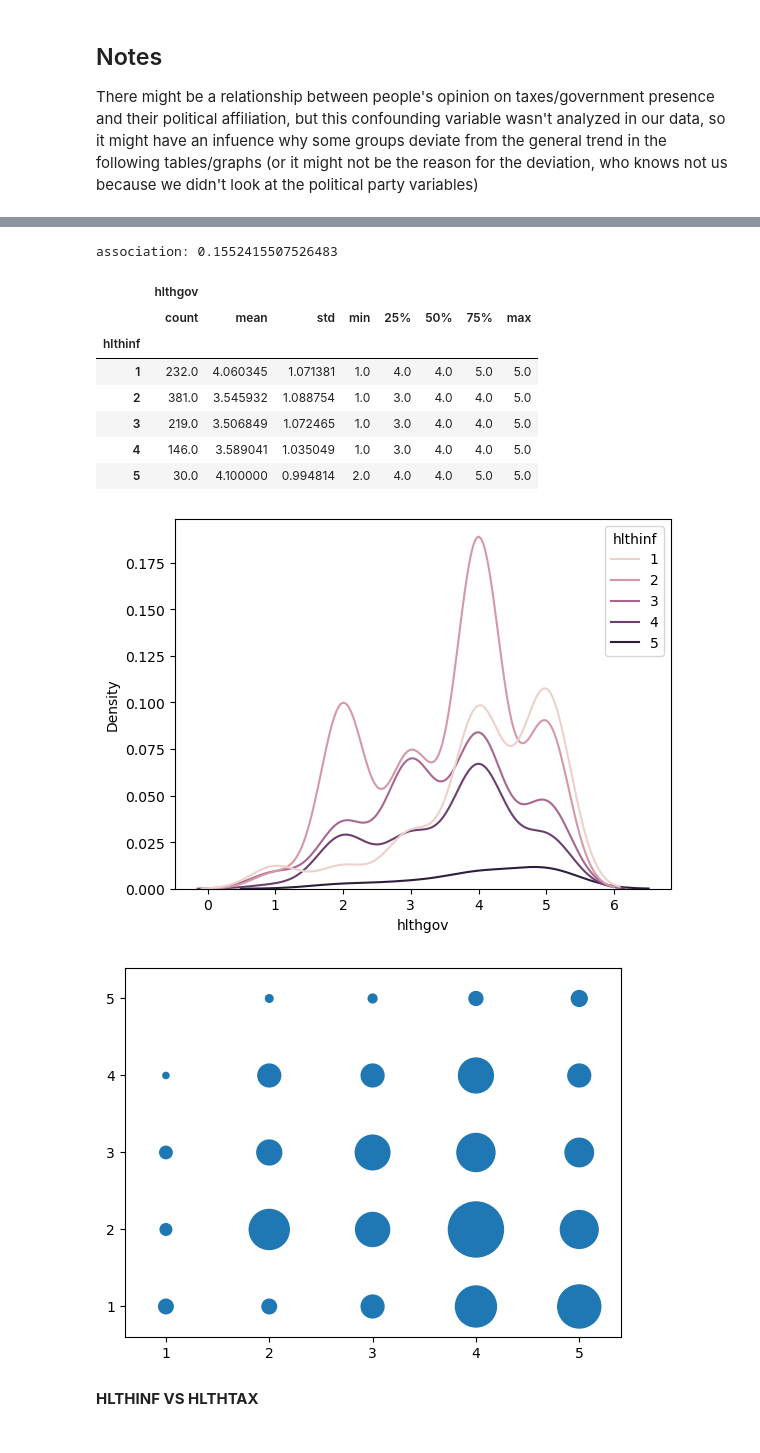
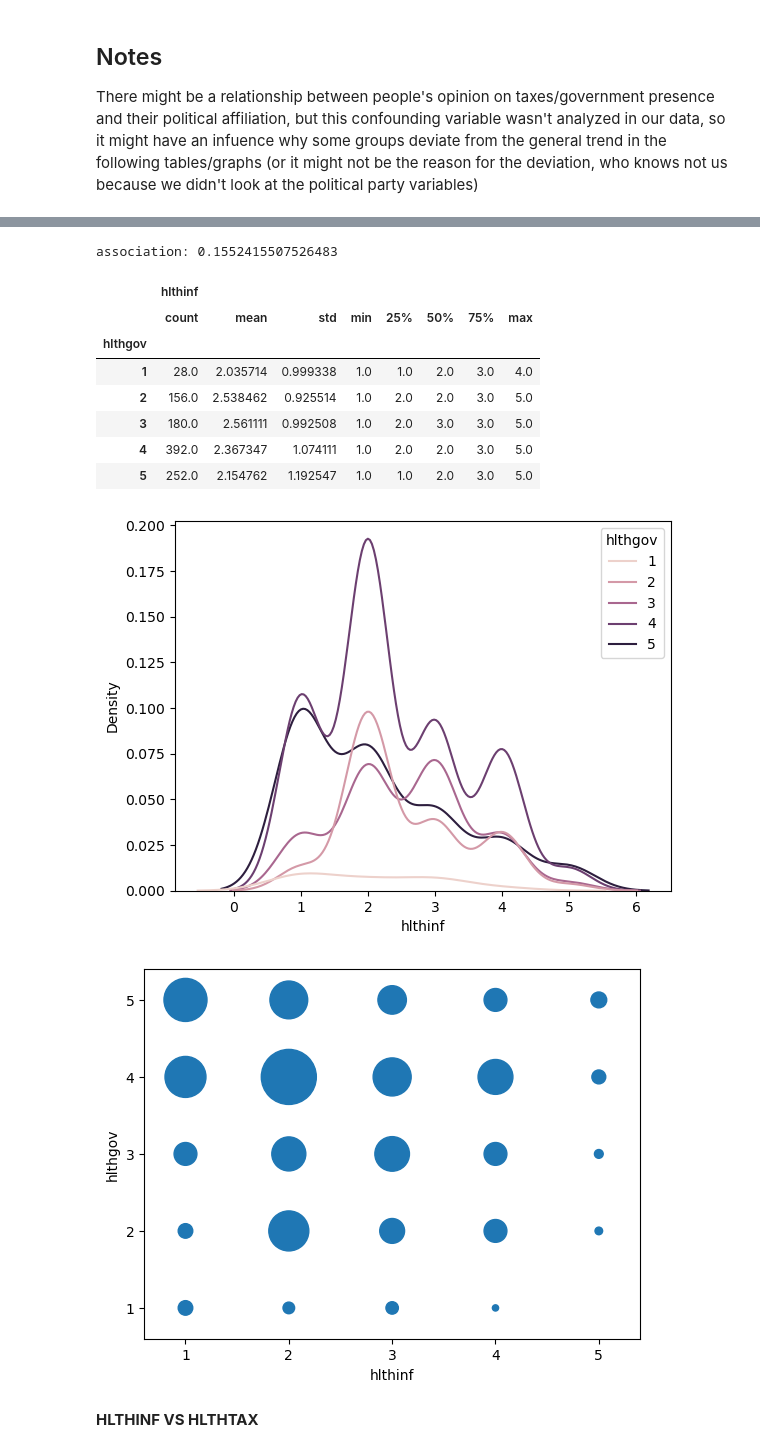
Before and after one commit to ryandinnh/project_gss, a Jupyter notebook: outline of gss project.ipynb, the cells around one changed output, grey strips where cells are left out. Drawn from its saved outputs; the diff is of its cells as text; code cells hidden in the pictures.

```diff
--- a/outline of gss project.ipynb
+++ b/outline of gss project.ipynb
@@ -469,15 +465,17 @@ association: 0.17064078303490135
 # %%
-ctab = pd.crosstab(total_df['hlthinf'], total_df['hlthgov'])
+ctab = pd.crosstab(total_df['hlthgov'], total_df['hlthinf'])
 display(ctab)
-display(pd.crosstab(total_df['hlthinf'], total_df['hlthgov'], normalize='all'))
+display(pd.crosstab(total_df['hlthgov'], total_df['hlthinf'], normalize='all'))
 print(f"association: {ss.contingency.association(ctab)}")
-display(total_df.loc[:,['hlthinf', 'hlthgov']].groupby('hlthinf').describe())
-sns.kdeplot(data=total_df, x='hlthgov', hue='hlthinf')
+display(total_df.loc[:,['hlthgov', 'hlthinf']].groupby('hlthgov').describe())
+sns.kdeplot(data=total_df, x='hlthinf', hue='hlthgov')
 plt.show()
 ctab = ctab.unstack().reset_index()
 ctab.columns = list('XYS')
 ctab['S'] = ctab['S'] * 10
 plt.scatter(x='X', y='Y', s='S', data=ctab)
+plt.xlabel("hlthinf")
+plt.ylabel("hlthgov")
 plt.margins(0.1)
 plt.show()
 # curved relationship? neutral opinions on efficiency correspond to neutral opinions on gov provision, on both ends of efficiency want more gov provision
@@ -501,14 +499,14 @@ plt.show()
 association: 0.1552415507526483
-|  | hlthgov |  |  |  |  |  |  |  |
+|  | hlthinf |  |  |  |  |  |  |  |
 |  | count | mean | std | min | 25% | 50% | 75% | max |
-| hlthinf |  |  |  |  |  |  |  |  |
-| 1 | 232.0 | 4.060345 | 1.071381 | 1.0 | 4.0 | 4.0 | 5.0 | 5.0 |
-| 2 | 381.0 | 3.545932 | 1.088754 | 1.0 | 3.0 | 4.0 | 4.0 | 5.0 |
-| 3 | 219.0 | 3.506849 | 1.072465 | 1.0 | 3.0 | 4.0 | 4.0 | 5.0 |
-| 4 | 146.0 | 3.589041 | 1.035049 | 1.0 | 3.0 | 4.0 | 4.0 | 5.0 |
-| 5 | 30.0 | 4.100000 | 0.994814 | 2.0 | 4.0 | 4.0 | 5.0 | 5.0 |
+| hlthgov |  |  |  |  |  |  |  |  |
+| 1 | 28.0 | 2.035714 | 0.999338 | 1.0 | 1.0 | 2.0 | 3.0 | 4.0 |
+| 2 | 156.0 | 2.538462 | 0.925514 | 1.0 | 2.0 | 2.0 | 3.0 | 5.0 |
+| 3 | 180.0 | 2.561111 | 0.992508 | 1.0 | 2.0 | 3.0 | 3.0 | 5.0 |
+| 4 | 392.0 | 2.367347 | 1.074111 | 1.0 | 2.0 | 2.0 | 3.0 | 5.0 |
+| 5 | 252.0 | 2.154762 | 1.192547 | 1.0 | 1.0 | 2.0 | 3.0 | 5.0 |
-[figure, old version]
+[figure, new version]
-[figure, old version]
+[figure, new version]
 # %% [markdown]
 **HLTHINF VS HLTHTAX**
 # %%
```
Also changed, not shown: parts of 12 cells of this notebook.
